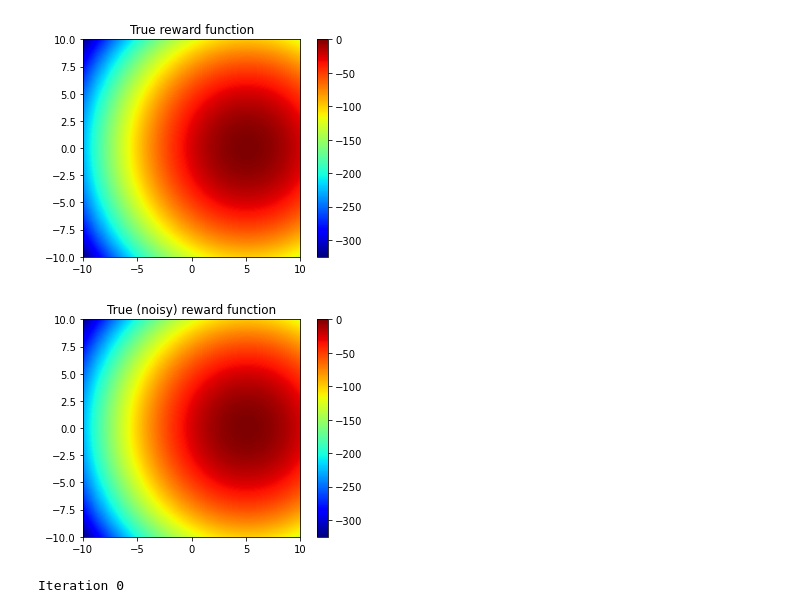
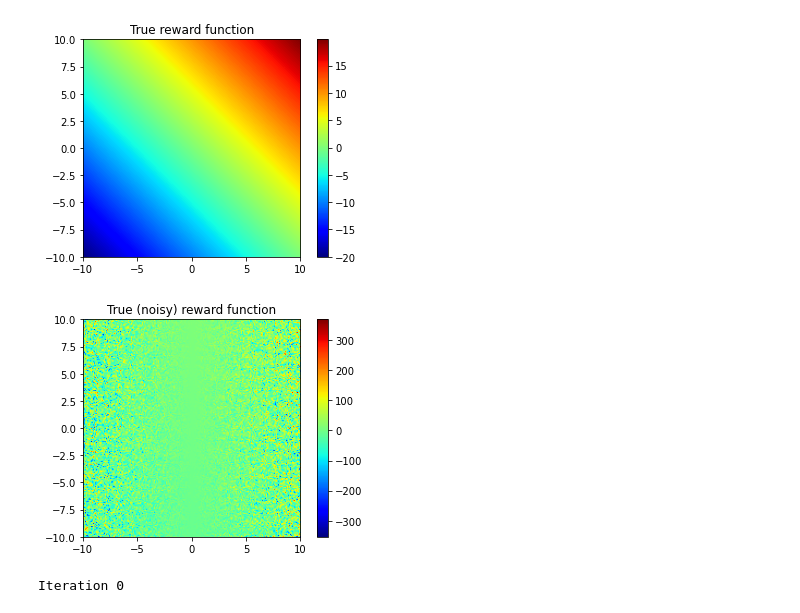
Before and after one commit to AnandS29/multitask, a Jupyter notebook: train.ipynb, the cells around one changed output. Drawn from its saved outputs; the diff is of its cells as text; code cells hidden in the pictures.

```diff
--- a/train.ipynb
+++ b/train.ipynb
@@ -40,25 +40,23 @@ policy_cfg = {
 # %%
 ## Feedback loop
 
 iterations = 1
 
 # Create comparison function
-f = lambda x: -(x[0]-5)**2
-g = lambda x: -(x[1]-0)**2
-sigma_f, sigma_g = 0.0, 0.0
-reward_fn_true = lambda x : f(x) + g(x)
-reward_fn_true_noisy = create_reward_fn(f, g, sigma_f, sigma_g)
-comparison_fn = create_comparison_fn(f, g, sigma_f, sigma_g)
+v = 10
+reward_fn_true = lambda x : x[0] + x[1]
+reward_fn_true_noisy = lambda x: x[1] + x[0]*np.random.normal(1,v)
+comparison_fn = lambda x, y: reward_fn_true_noisy(x) >= reward_fn_true_noisy(y)
 
 # Initialize random sampler
 sample = lambda n: (None, [np.random.uniform(-10, 10, size=(2,)) for _ in range(n)])
 
 # Plot true reward function
 visualize_fn(reward_fn_true, title="True reward function", x_range=[-10,10], y_range=[-10,10], x_step=0.1, y_step=0.1)
 visualize_fn(reward_fn_true_noisy, title="True (noisy) reward function", x_range=[-10,10], y_range=[-10,10], x_step=0.1, y_step=0.1)
 # %% [output]
-[figure, old version]
+[figure, new version]
-[figure, old version]
+[figure, new version]
 # %%
 comparisons_data = None
 samples = {}
```
Also changed, not shown: parts of 6 cells of this notebook, 34 other files.
